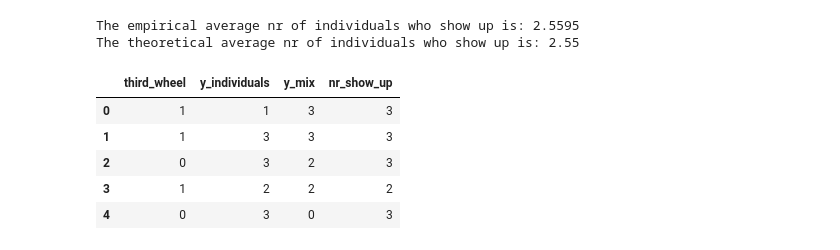
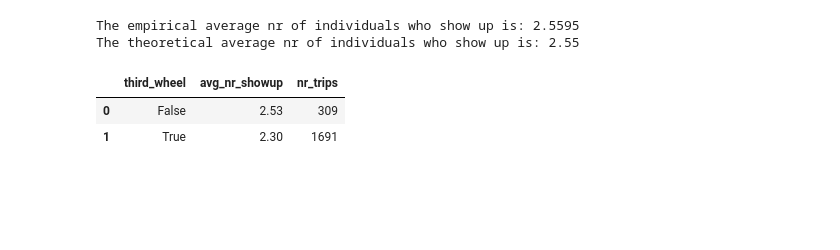
Before and after one commit to Bizovi/decision-making, a Jupyter notebook: playground/01_tourism.ipynb, the cells around one changed output. Saved outputs shown, nothing was run; the diff lists cells and outputs as text; code cells hidden in the pictures; blank space fills up the shorter version.

```diff
--- a/playground/01_tourism.ipynb
+++ b/playground/01_tourism.ipynb
@@ -22,16 +22,25 @@ print(f"The theoretical average nr of individuals who show up is: {true_expectat
 # %% [output]
 The empirical average nr of individuals who show up is: 2.5595
 The theoretical average nr of individuals who show up is: 2.55
-# %%
-df = ap.compute_nr_passengers(p_showup, p_couple, nr_samples=nr_samples)
-df.head()
-# %% [output]
-|  | third_wheel | y_individuals | y_mix | nr_show_up |
-| 0 | 1 | 1 | 3 | 3 |
-| 1 | 1 | 3 | 3 | 3 |
-| 2 | 0 | 3 | 2 | 3 |
-| 3 | 1 | 2 | 2 | 2 |
-| 4 | 0 | 3 | 0 | 3 |
+# %%
+df = ap.compute_nr_passengers(p_showup, p_couple, nr_samples=nr_samples)
+(df
+ .groupby("third_wheel")
+ .agg({
+    'nr_show_up': ['mean'],
+    'third_wheel': ['count']
+ })
+ .droplevel(axis=1, level=0).reset_index()
+ .rename(columns={"mean": "avg_nr_showup", 'count': 'nr_trips'})
+ .assign(third_wheel = lambda df_: df_.third_wheel == 1)
+ .style
+ .format({'avg_nr_showup': '{:,.2f}'})
+ .bar(subset='nr_trips', color = "lightgrey")
+)
+# %% [output]
+|  | third_wheel | avg_nr_showup | nr_trips |
+| 0 | False | 2.53 | 309 |
+| 1 | True | 2.30 | 1691 |
 # %%
 ap.plot_passengers(df, p_showup=p_showup)
 # %% [output]
```
Also changed, not shown: parts of 1 cell of this notebook, 3 other files.
